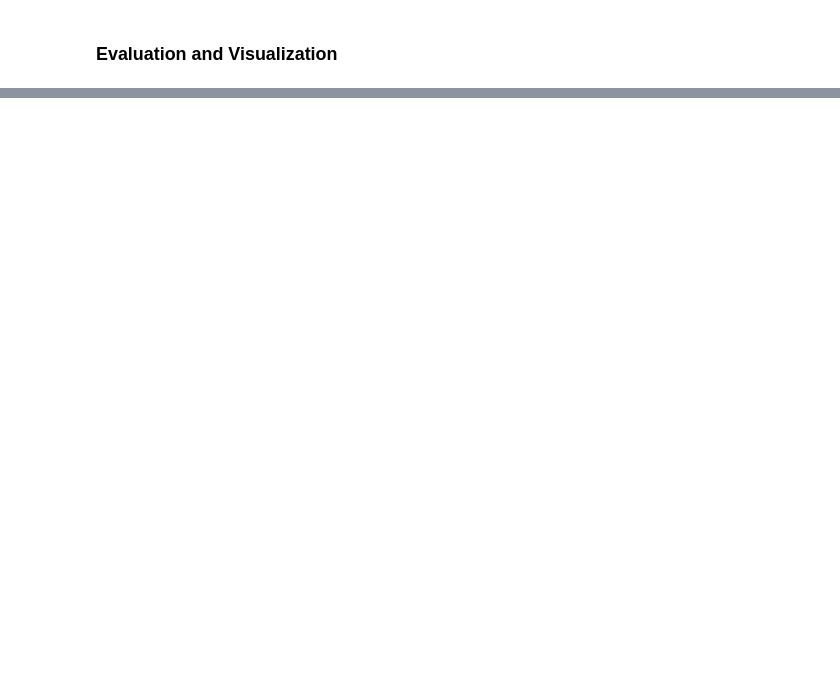
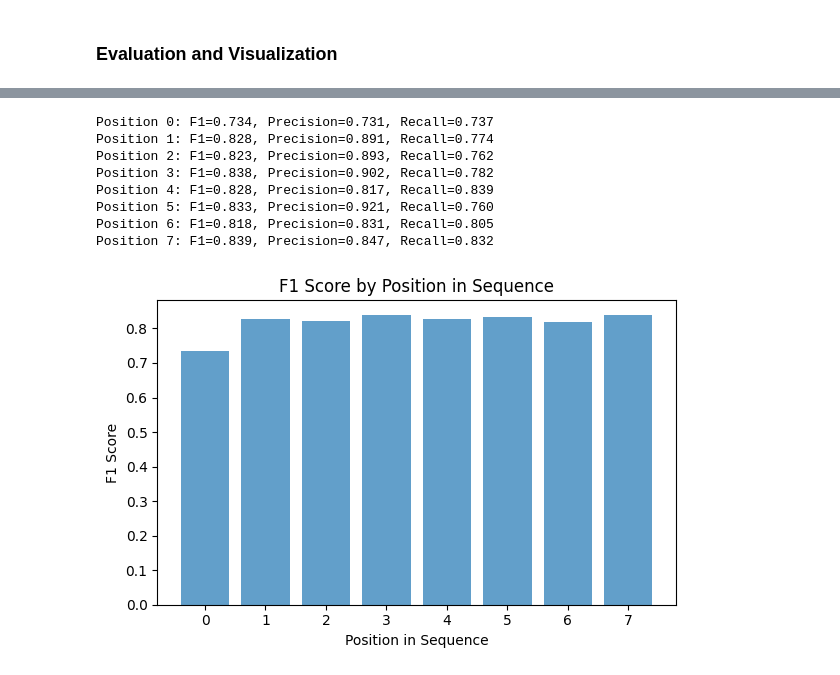
Before and after one commit to jorunnmense/forest-disturbance-detection-landsat-europe, a Jupyter notebook: test_modular_training.ipynb, the cells around one changed output, grey strips where cells are left out. Drawn from its saved outputs; the diff is of its cells as text; code cells hidden in the pictures; blank space fills up the shorter version.

```diff
--- a/test_modular_training.ipynb
+++ b/test_modular_training.ipynb
@@ -422,3 +435,36 @@ plot_training_history(plot_data, title_suffix=f" (target={config.target_mode})")
+# %%
+# Get position-wise metrics
+import matplotlib.pyplot as plt
+
+position_metrics = evaluate_position_wise_metrics(model, val_loader, device, config)
+
+#Print position-wise metrics
+for pos, metrics in enumerate(position_metrics):
+    print(f"Position {pos}: F1={metrics['f1']:.3f}, Precision={metrics['precision']:.3f}, Recall={metrics['recall']:.3f}")
+
+
+positions = [metrics['position'] for metrics in position_metrics]
+f1_scores = [metrics['f1'] for metrics in position_metrics]
+
+plt.figure(figsize=(6, 4))
+plt.bar(positions, f1_scores, alpha=0.7)
+plt.xlabel('Position in Sequence')
+plt.ylabel('F1 Score')
+plt.title('F1 Score by Position in Sequence')
+#plt.grid(True, alpha=0.3, axis='y')
+plt.tight_layout()
+#plt.savefig('position_wise_f1.png', dpi=150)
+plt.show()
+# %% [output]
+Position 0: F1=0.734, Precision=0.731, Recall=0.737
+Position 1: F1=0.828, Precision=0.891, Recall=0.774
+Position 2: F1=0.823, Precision=0.893, Recall=0.762
+Position 3: F1=0.838, Precision=0.902, Recall=0.782
+Position 4: F1=0.828, Precision=0.817, Recall=0.839
+Position 5: F1=0.833, Precision=0.921, Recall=0.760
+Position 6: F1=0.818, Precision=0.831, Recall=0.805
+Position 7: F1=0.839, Precision=0.847, Recall=0.832
+[figure, added]
 # %%
 # Load best model and evaluate
 print("Evaluating best model on test set...")
```
Also changed, not shown: parts of 10 cells of this notebook, 30 other files.
